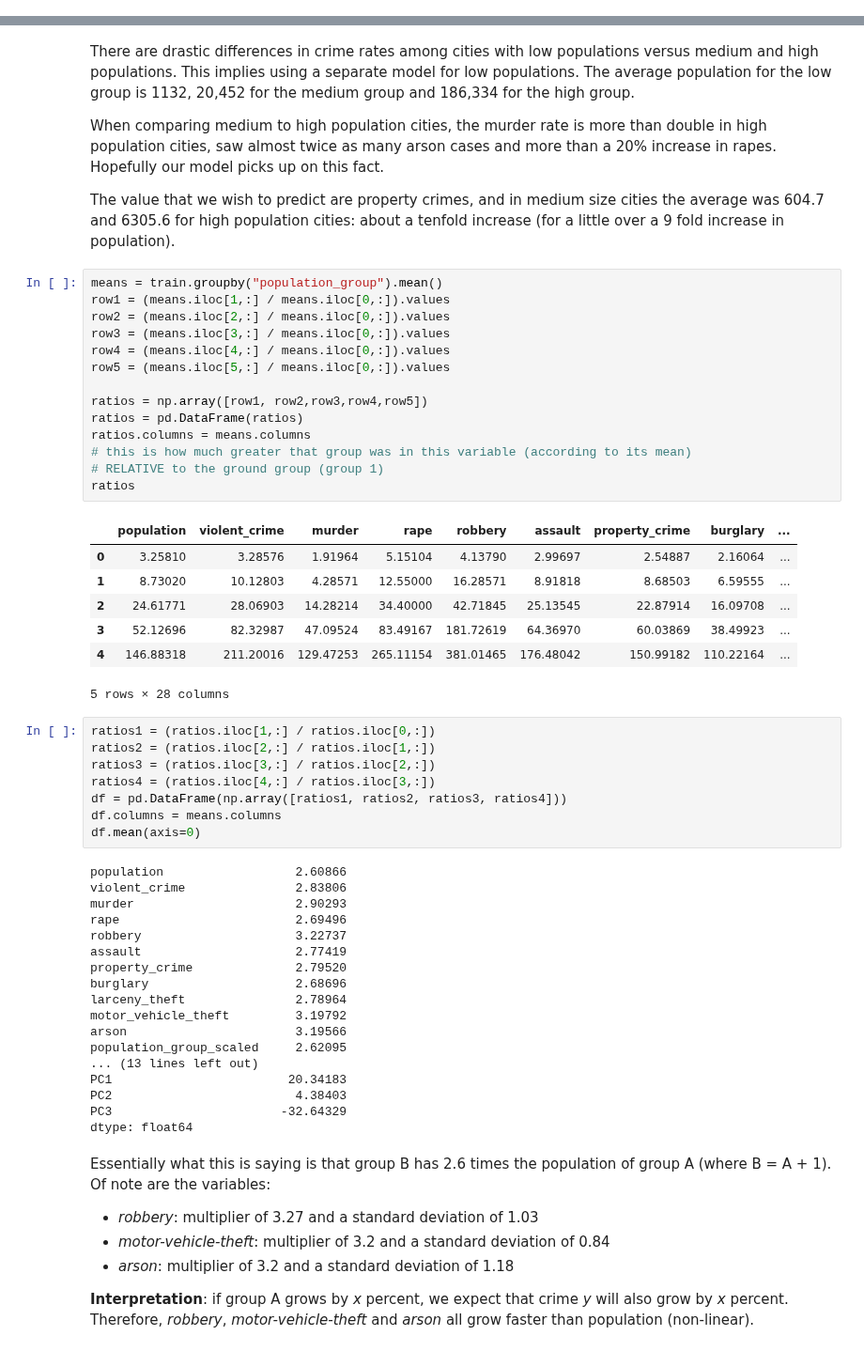
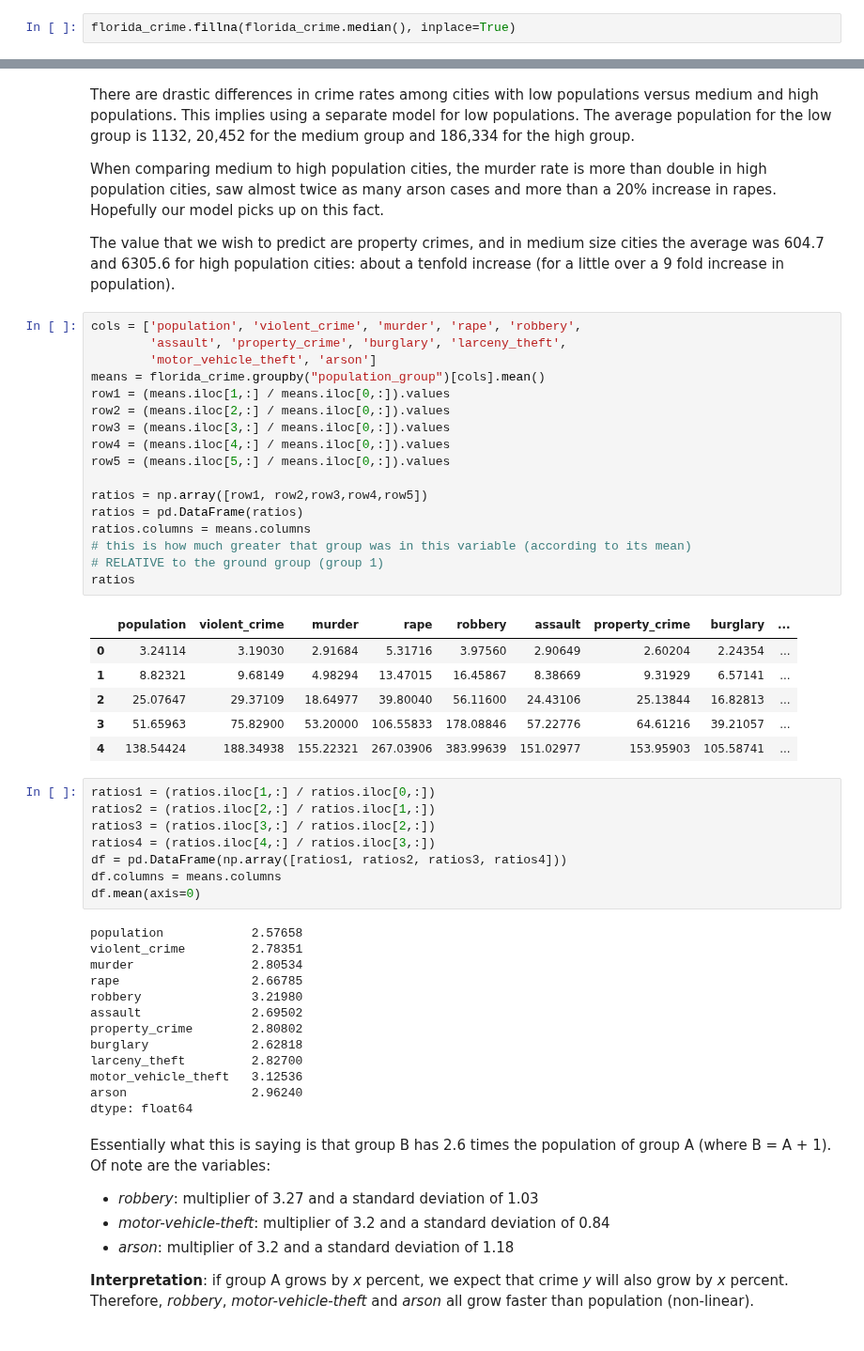
Before and after one commit to mkm29/DataScience, a Jupyter notebook: thinkful/unit/2/4/challenge_crime_regression.ipynb, the cells around one changed output, grey strips where cells are left out. Shown at 94% size. Cells and saved outputs as stored; diff of their text form.

```diff
--- a/thinkful/unit/2/4/challenge_crime_regression.ipynb
+++ b/thinkful/unit/2/4/challenge_crime_regression.ipynb
@@ -73,6 +74,8 @@ So all crime metrics exhibit left skewness (my suspicion is population is quite
 The only cleaning we are going to do here is to replace -inf values (in the crime_log cols) with a large negative number (in this case -100).
 
 ## Preprocess
+# %%
+florida_crime.fillna(florida_crime.median(), inplace=True)
 # %%
 # Based on some visual + mathematical concepts, we decided to split the population into 6 levels
 def get_population_group(population, scaled=False):
@@ -132,27 +134,29 @@ When comparing medium to high population cities, the murder rate is more than do
 
 The value that we wish to predict are property crimes, and in medium size cities the average was 604.7 and 6305.6 for high population cities: about a tenfold increase (for a little over a 9 fold increase in population).
 # %%
-means = train.groupby("population_group").mean()
+cols = ['population', 'violent_crime', 'murder', 'rape', 'robbery',
+        'assault', 'property_crime', 'burglary', 'larceny_theft',
+        'motor_vehicle_theft', 'arson']
+means = florida_crime.groupby("population_group")[cols].mean()
 row1 = (means.iloc[1,:] / means.iloc[0,:]).values
 row2 = (means.iloc[2,:] / means.iloc[0,:]).values
 row3 = (means.iloc[3,:] / means.iloc[0,:]).values
 row4 = (means.iloc[4,:] / means.iloc[0,:]).values
 row5 = (means.iloc[5,:] / means.iloc[0,:]).values
 
 ratios = np.array([row1, row2,row3,row4,row5])
 ratios = pd.DataFrame(ratios)
 ratios.columns = means.columns
 # this is how much greater that group was in this variable (according to its mean)
 # RELATIVE to the ground group (group 1)
 ratios
 # %% [output]
 |  | population | violent_crime | murder | rape | robbery | assault | property_crime | burglary | ... |
-| 0 | 3.25810 | 3.28576 | 1.91964 | 5.15104 | 4.13790 | 2.99697 | 2.54887 | 2.16064 | ... |
-| 1 | 8.73020 | 10.12803 | 4.28571 | 12.55000 | 16.28571 | 8.91818 | 8.68503 | 6.59555 | ... |
-| 2 | 24.61771 | 28.06903 | 14.28214 | 34.40000 | 42.71845 | 25.13545 | 22.87914 | 16.09708 | ... |
-| 3 | 52.12696 | 82.32987 | 47.09524 | 83.49167 | 181.72619 | 64.36970 | 60.03869 | 38.49923 | ... |
-| 4 | 146.88318 | 211.20016 | 129.47253 | 265.11154 | 381.01465 | 176.48042 | 150.99182 | 110.22164 | ... |
+| 0 | 3.24114 | 3.19030 | 2.91684 | 5.31716 | 3.97560 | 2.90649 | 2.60204 | 2.24354 | ... |
+| 1 | 8.82321 | 9.68149 | 4.98294 | 13.47015 | 16.45867 | 8.38669 | 9.31929 | 6.57141 | ... |
+| 2 | 25.07647 | 29.37109 | 18.64977 | 39.80040 | 56.11600 | 24.43106 | 25.13844 | 16.82813 | ... |
+| 3 | 51.65963 | 75.82900 | 53.20000 | 106.55833 | 178.08846 | 57.22776 | 64.61216 | 39.21057 | ... |
+| 4 | 138.54424 | 188.34938 | 155.22321 | 267.03906 | 383.99639 | 151.02977 | 153.95903 | 105.58741 | ... |
-5 rows × 28 columns
 # %%
 ratios1 = (ratios.iloc[1,:] / ratios.iloc[0,:])
 ratios2 = (ratios.iloc[2,:] / ratios.iloc[1,:])
@@ -162,22 +166,17 @@ df = pd.DataFrame(np.array([ratios1, ratios2, ratios3, ratios4]))
 df.columns = means.columns
 df.mean(axis=0)
 # %% [output]
-population                  2.60866
-violent_crime               2.83806
-murder                      2.90293
-rape                        2.69496
-robbery                     3.22737
-assault                     2.77419
-property_crime              2.79520
-burglary                    2.68696
-larceny_theft               2.78964
-motor_vehicle_theft         3.19792
-arson                       3.19566
-population_group_scaled     2.62095
-... (13 lines left out)
-PC1                        20.34183
-PC2                         4.38403
-PC3                       -32.64329
+population            2.57658
+violent_crime         2.78351
+murder                2.80534
+rape                  2.66785
+robbery               3.21980
+assault               2.69502
+property_crime        2.80802
+burglary              2.62818
+larceny_theft         2.82700
+motor_vehicle_theft   3.12536
+arson                 2.96240
 dtype: float64
 # %% [markdown]
 Essentially what this is saying is that group B has 2.6 times the population of group A (where B = A + 1). Of note are the variables:
```
Also changed, not shown: parts of 36 cells of this notebook.
